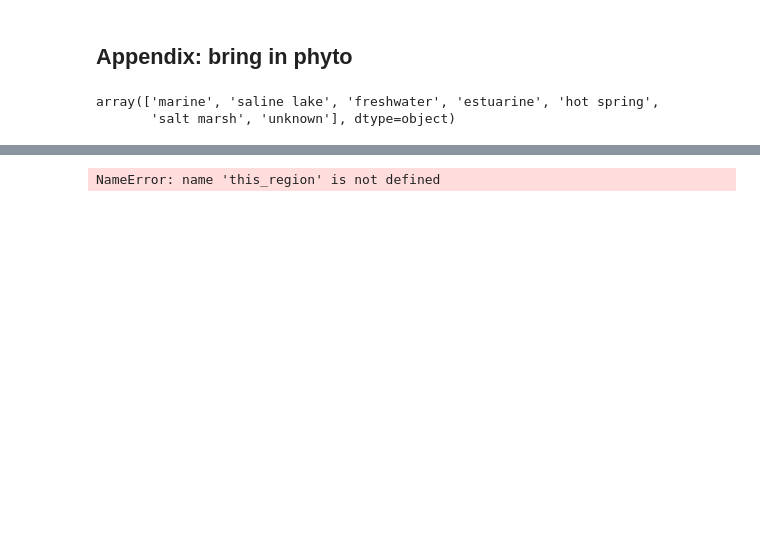
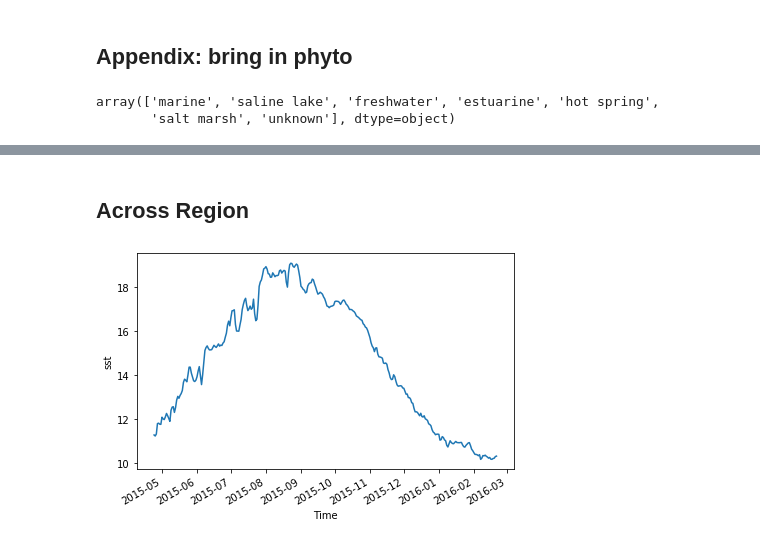
Before and after one commit to HuckleyLab/phyto-mhw, a Jupyter notebook: analysis/verify_mhws.ipynb, the cells around one changed output, grey strips where cells are left out. Saved outputs shown, nothing was run; the diff lists cells and outputs as text; code cells hidden in the pictures; blank space fills up the shorter version.

```diff
--- a/analysis/verify_mhws.ipynb
+++ b/analysis/verify_mhws.ipynb
@@ -190,4 +228,20 @@ ax1.plot(this_region.clim.sel(time=slice(startdate, enddate)).time, clim_det, li
-# %%
-this_region.mhw
-# %% [output]
-NameError: name 'this_region' is not defined
+# %% [markdown]
+## Across Region
+# %%
+region = {
+    'lon' : slice(-138., -132.),
+    'lat' : slice(42., 48.),
+     'time':slice(startdate, enddate)
+
+}
+# %%
+sst_region_mean = oisst_pnw.sel(**region).mean(['lat', 'lon'])
+mhw_region_mean = mhw_pnw.sel(**region).mean(['lat', 'lon'])
+# %%
+
+sst_region_mean.sst.plot()
+# ax.gridlines(draw_labels=True)
+# ax.set_title(f"Max ")
+plt.tight_layout()
+# %% [output]
+[figure, added]
```
Also changed, not shown: parts of 20 cells of this notebook.
